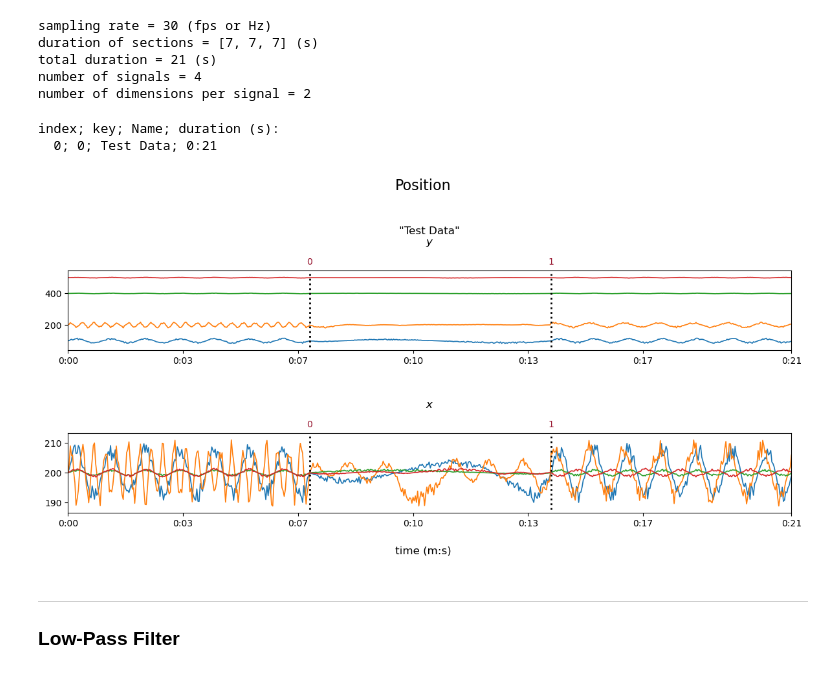
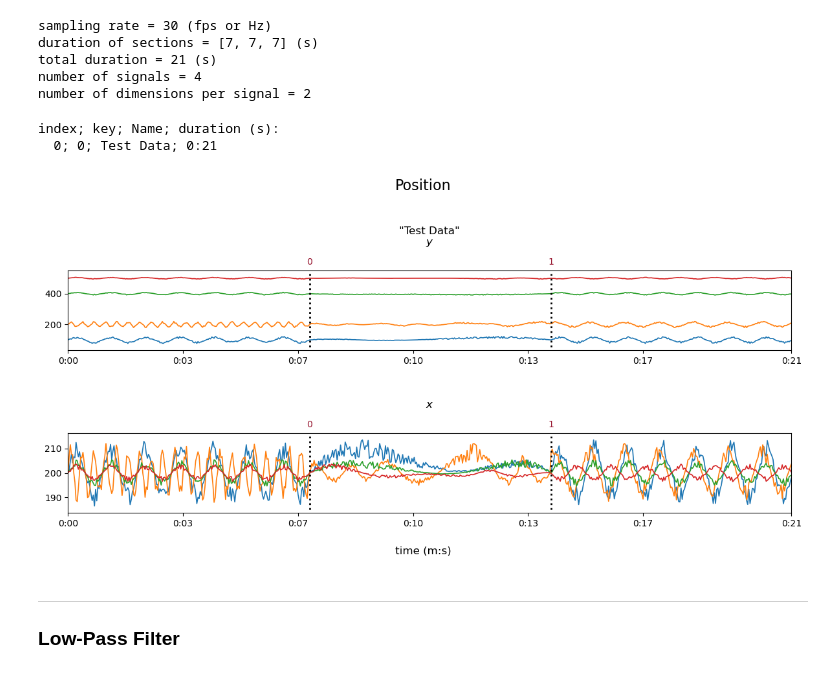
Before and after one commit to juigmend/SynCoord, a Jupyter notebook: docs/XWT.ipynb, the cells around one changed output. Saved outputs shown, nothing was run; the diff lists cells and outputs as text; code cells hidden in the pictures.

Commit message:
added rescale to visualise

```diff
--- a/docs/XWT.ipynb
+++ b/docs/XWT.ipynb
@@ -77,31 +76,35 @@ total duration = 21 (s)
 number of signals = 4
 number of dimensions per signal = 2
 # %%
-point_vars[0,0,0] = 1, 0,   33, 100, 0.1,  0.5
-point_vars[0,1,0] = 3, 0,   37, 200, 0.1,  0.5
-point_vars[0,2,0] = 1, 0,    4, 400, 0.1,  0.5
-point_vars[0,3,0] = 1, 0,    5, 500, 0.1,  0.5
+# dim = [sections,points,axes,vars]
+# vars = frequency, phase_shift, amplitude, vertical_offset, irregularity, noise_strength
+# axis 0 ..........................................
+# section 0:
+point_vars[0,0,0] = 1, 0,   45, 100, 0.1,  0.5
+point_vars[0,1,0] = 3, 0,   40, 200, 0.1,  0.5
+point_vars[0,2,0] = 1, 0,   18, 400, 0.1,  0.5
+point_vars[0,3,0] = 1, 0,   12, 500, 0.1,  0.5
 # section 1:
-point_vars[1,0,0] = 1, 0.2, 33, 100, 0.9,  0.5
-point_vars[1,1,0] = 1, 0.7, 37, 200, 0.7, 0.5
-point_vars[1,2,0] = 1, 0,    4, 400, 0.9,  0.5
-point_vars[1,3,0] = 1, 1.5,  5, 500, 0.8,  0.5
+point_vars[1,0,0] = 1, 0.2, 45, 100, 0.9,  0.5
+point_vars[1,1,0] = 1, 0.7, 40, 200, 0.7, 0.5
+point_vars[1,2,0] = 1, 0,   18, 400, 0.9,  0.5
+point_vars[1,3,0] = 1, 1.5, 12, 500, 0.8,  0.5
 # section 2:
-point_vars[2,0,0] = 1, 0,       33, 100, 0, 0.5
-point_vars[2,1,0] = 1, np.pi/2, 37, 200, 0, 0.5
-point_vars[2,2,0] = 1, 0,        4, 400, 0, 0.5
-point_vars[2,3,0] = 1, 2*np.pi,  5, 500, 0, 0.5
-# ax 1 ..........................................
+point_vars[2,0,0] = 1, 0,       45, 100, 0, 0.5
+point_vars[2,1,0] = 1, np.pi/2, 40, 200, 0, 0.5
+point_vars[2,2,0] = 1, 0,       18, 400, 0, 0.5
+point_vars[2,3,0] = 1, 2*np.pi, 12, 500, 0, 0.5
+# axis 1 ..........................................
 point_vars[:,:,1,:] = point_vars[:,:,0,:]
 point_vars[:,:,1,2] = point_vars[:,:,1,2] * 0.6
 point_vars[:,:,1,3] = 200
 
 test_data_1 = sc.ptdata.position( data_vars, print_info=True )
 test_data_1.visualise( vscale=1.2, dlattr='1.2' )
 # %% [output]
 index; key; Name; duration (s):
   0; 0; Test Data; 0:21
-[figure, old version]
+[figure, new version]
 # %% [markdown]
 ***
 ### Low-Pass Filter
```
Also changed, not shown: parts of 4 cells of this notebook, 2 other files.
